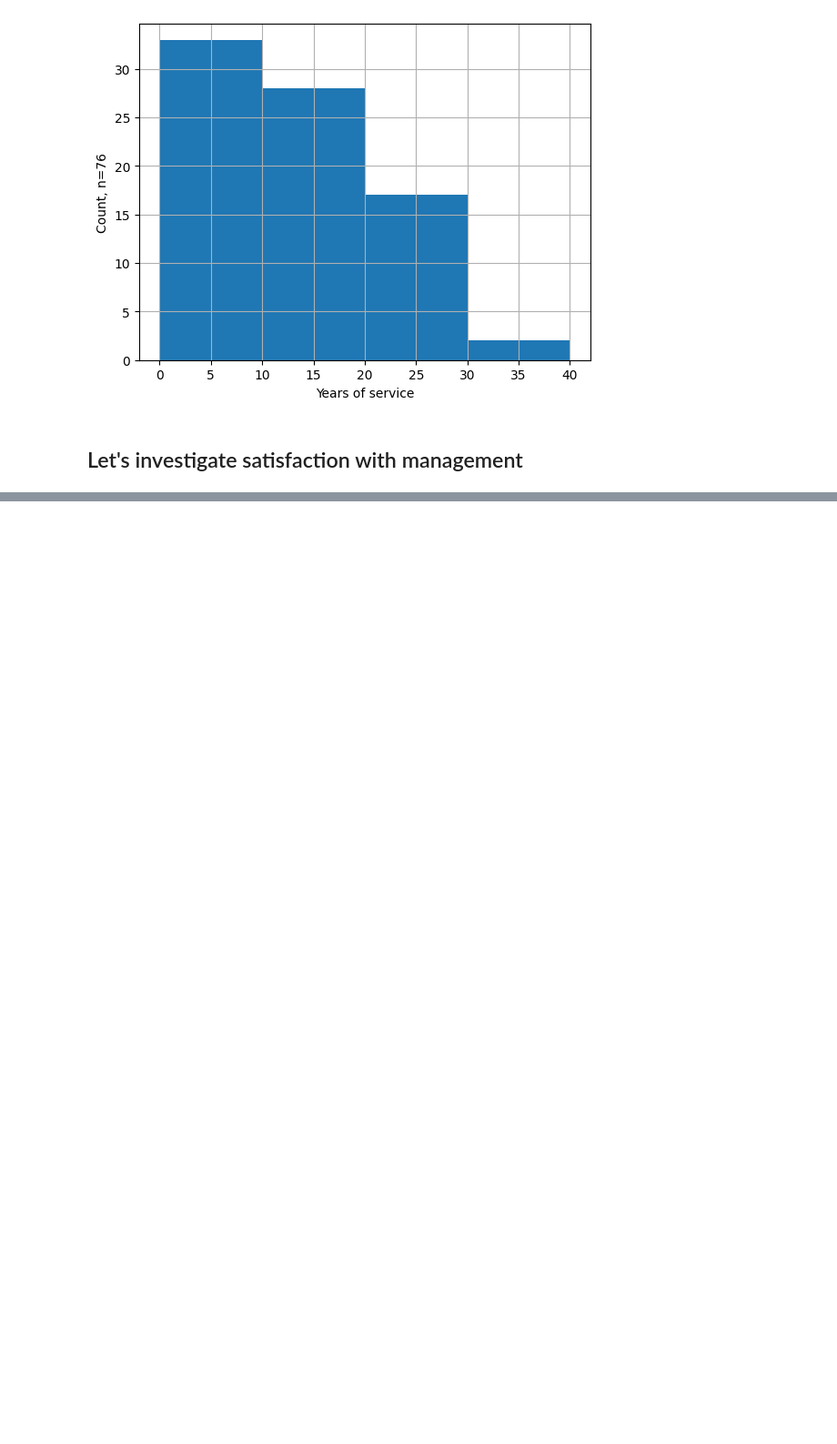
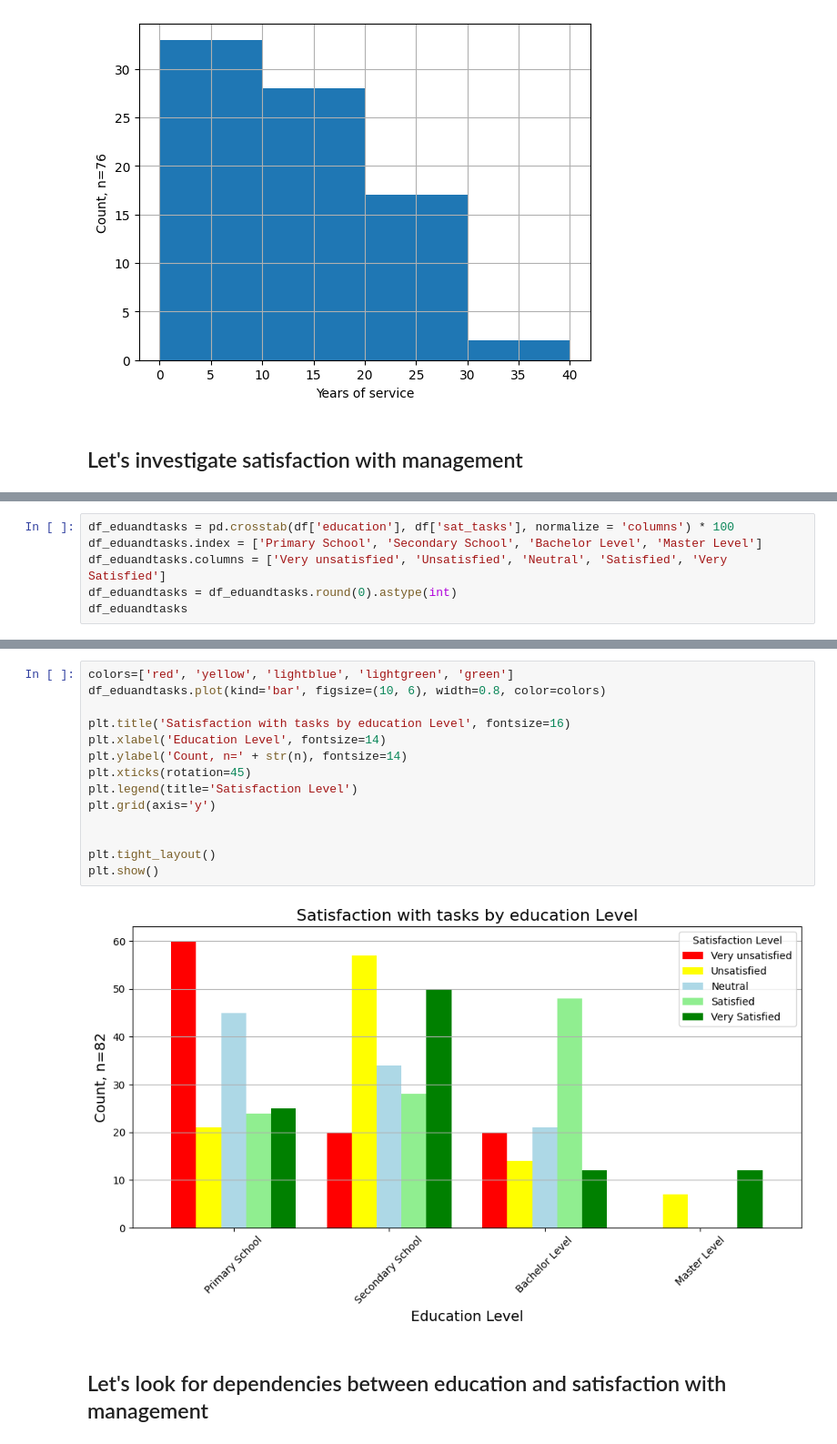
Before and after one commit to jemlau/DataAnalysisProject, a Jupyter notebook: harjoitustyöJEMINA.ipynb, the cells around one changed output, grey strips where cells are left out. Shown at 91% size. Drawn from its saved outputs; the diff is of its cells as text; blank space fills up the shorter version.

```diff
--- a/harjoitustyöJEMINA.ipynb
+++ b/harjoitustyöJEMINA.ipynb
@@ -129,0 +161,6 @@ plt.show()
+# %%
+df_eduandtasks = pd.crosstab(df['education'], df['sat_tasks'], normalize = 'columns') * 100
+df_eduandtasks.index = ['Primary School', 'Secondary School', 'Bachelor Level', 'Master Level']
+df_eduandtasks.columns = ['Very unsatisfied', 'Unsatisfied', 'Neutral', 'Satisfied', 'Very Satisfied']
+df_eduandtasks = df_eduandtasks.round(0).astype(int)
+df_eduandtasks
@@ -129,0 +173,18 @@ plt.show()
+# %%
+colors=['red', 'yellow', 'lightblue', 'lightgreen', 'green']
+df_eduandtasks.plot(kind='bar', figsize=(10, 6), width=0.8, color=colors)
+
+plt.title('Satisfaction with tasks by education Level', fontsize=16)
+plt.xlabel('Education Level', fontsize=14)
+plt.ylabel('Count, n=' + str(n), fontsize=14)
+plt.xticks(rotation=45)
+plt.legend(title='Satisfaction Level')
+plt.grid(axis='y')
+
+
+plt.tight_layout()
+plt.show()
+# %% [output]
+[figure, added]
+# %% [markdown]
+## Let's look for dependencies between education and satisfaction with management
```
Also changed, not shown: parts of 9 cells of this notebook.
